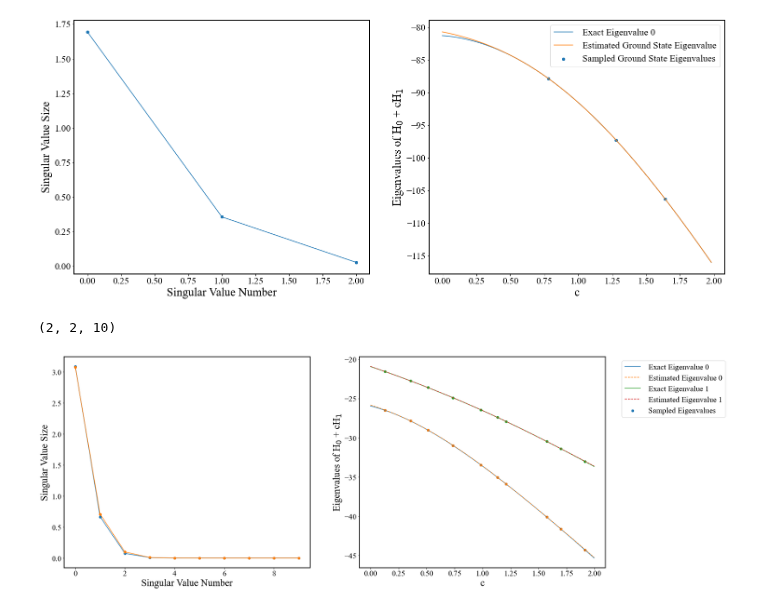
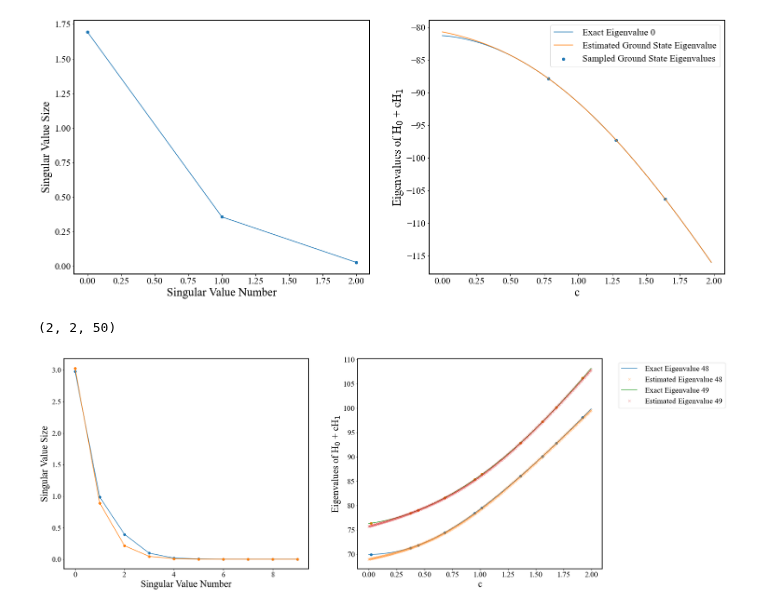
Before and after one commit to JordanPurcell/Research, a Jupyter notebook: RBM/RBMtoy.ipynb, the cells around one changed output. Cells and saved outputs as stored; diff of their text form; code cells hidden in the pictures.

```diff
--- a/RBM/RBMtoy.ipynb
+++ b/RBM/RBMtoy.ipynb
@@ -136,34 +137,34 @@ for i in range(dim):
             H1est[j, k, i] = np.dot(estWaves[:,j, i].T.conj(), np.dot(H1, estWaves[:,k, i]))
 
 print(np.shape(H0est))
 estEigVals = np.empty((dim, c_vals))
 for i in range(c_vals):
     for j in range(dim):
         estEigVals[j, i] = np.linalg.eig(H0est[:, :, j] + i*step*H1est[:, :, j])[0][0]
 
 # Plot results
 crange = np.empty(c_vals)
 for i in range(c_vals):
     crange[i] = i*step
 
 f, ax = plt.subplots(nrows = 1, ncols=2)
 f.set_figwidth(25)
 f.set_figheight(10)
 ax[0].set_xlabel('Singular Value Number')
 ax[0].set_ylabel('Singular Value Size')
 
-for i in range(2):
+for i in range(dim-2,dim):
     ax[0].plot([j for j in range(len(Svec))], allSV[i, :], marker="o")
     ax[1].plot(crange, ExactEigVals[i, :], label=' Exact Eigenvalue %i' %i)
-    ax[1].plot(crange, estEigVals[i, :], '--',  label=' Estimated Eigenvalue %i' %i, )
+    ax[1].plot(crange, estEigVals[i, :], 'x',  label=' Estimated Eigenvalue %i' %i, alpha=0.4)
     if i == 0:
         ax[1].scatter(step*c_samples, sampleEigVals[i, :], label=' Sampled Eigenvalues')
     ax[1].scatter(step*c_samples, sampleEigVals[i, :])
 
 plt.xlabel('c')
 plt.ylabel('Eigenvalues of H$_0$ + cH$_1$')
 plt.legend(bbox_to_anchor=(1.05, 1), loc='upper left',fontsize=20).set_alpha(1)
 plt.show()
 # %% [output]
-(2, 2, 10)
+(2, 2, 50)
-[figure, old version]
+[figure, new version]
```
Also changed, not shown: parts of 4 cells of this notebook, 5 other files.
